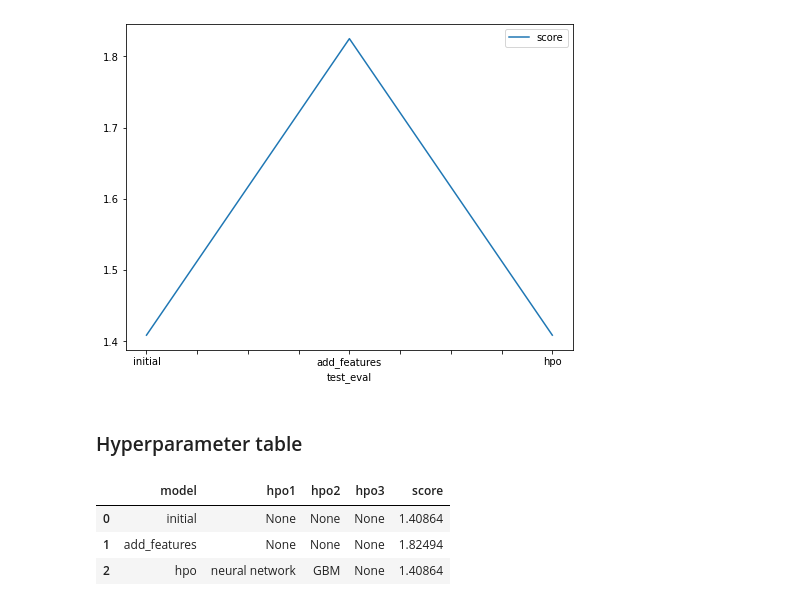
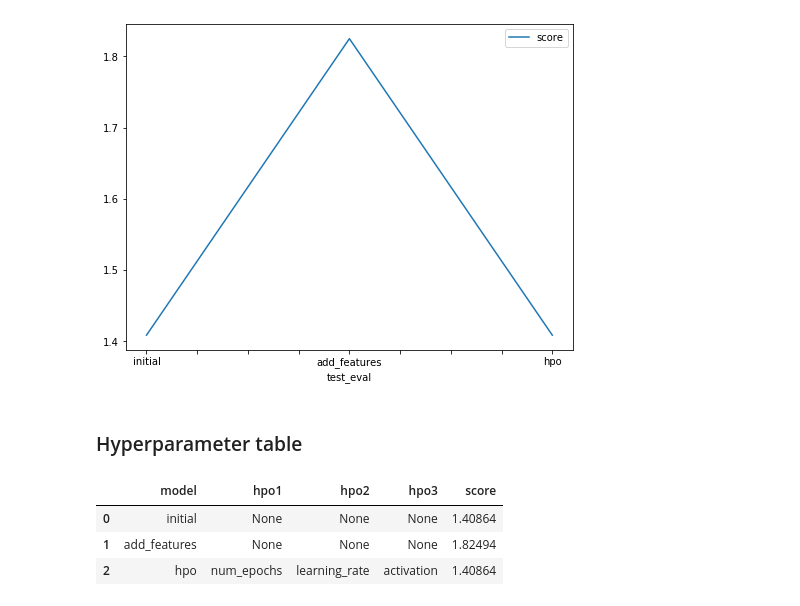
Before and after one commit to seehawj2019/Udacity_Project1, a Jupyter notebook: project-template.ipynb, the cells around one changed output. Saved outputs shown, nothing was run; the diff lists cells and outputs as text; code cells hidden in the pictures.

```diff
--- a/project-template.ipynb
+++ b/project-template.ipynb
@@ -912,27 +930,27 @@ fig.savefig('model_test_score.png')
 # %%
 # The 3 hyperparameters we tuned with the kaggle score as the result
 #pd.DataFrame({
 #    "model": ["initial", "add_features", "hpo"],
 #    "hpo1": [?, ?, ?],
 #    "hpo2": [?, ?, ?],
 #    "hpo3": [?, ?, ?],
 #    "score": [?, ?, ?]
 #})
 
 
 # The 3 hyperparameters we tuned with the kaggle score as the result
 pd.DataFrame({
     "model": ["initial", "add_features", "hpo"],
-    "hpo1": [None, None, 'neural network'],
-    "hpo2": [None, None, 'GBM'],
-    "hpo3": [None, None, None],
+    "hpo1": [None, None, 'num_epochs'],
+    "hpo2": [None, None, 'learning_rate'],
+    "hpo3": [None, None, 'activation'],
     "score": [1.40864, 1.82494, 1.40864]
 })
 # %% [output]
 |  | model | hpo1 | hpo2 | hpo3 | score |
 | 0 | initial | None | None | None | 1.40864 |
 | 1 | add_features | None | None | None | 1.82494 |
-| 2 | hpo | neural network | GBM | None | 1.40864 |
+| 2 | hpo | num_epochs | learning_rate | activation | 1.40864 |
 # %%
 !jupyter nbconvert --to html project-template.ipynb
 # %% [output]
```
Also changed, not shown: parts of 29 cells of this notebook.
